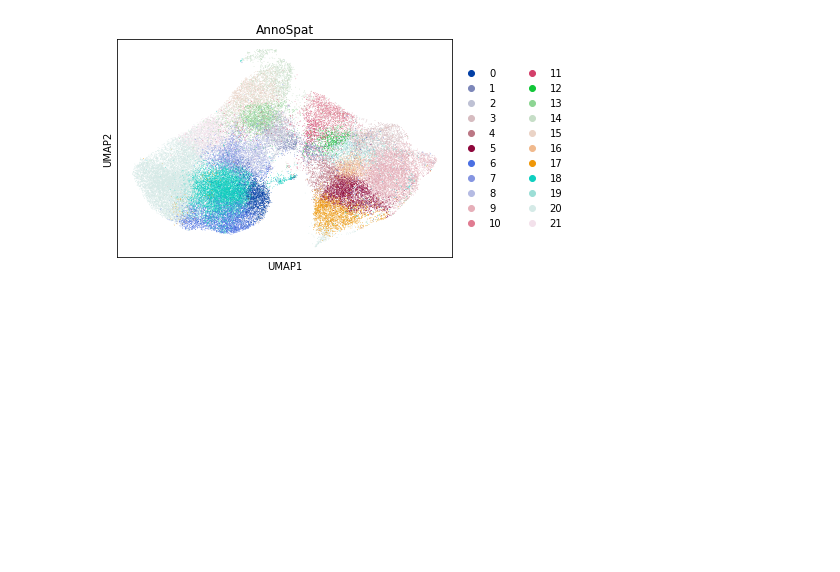
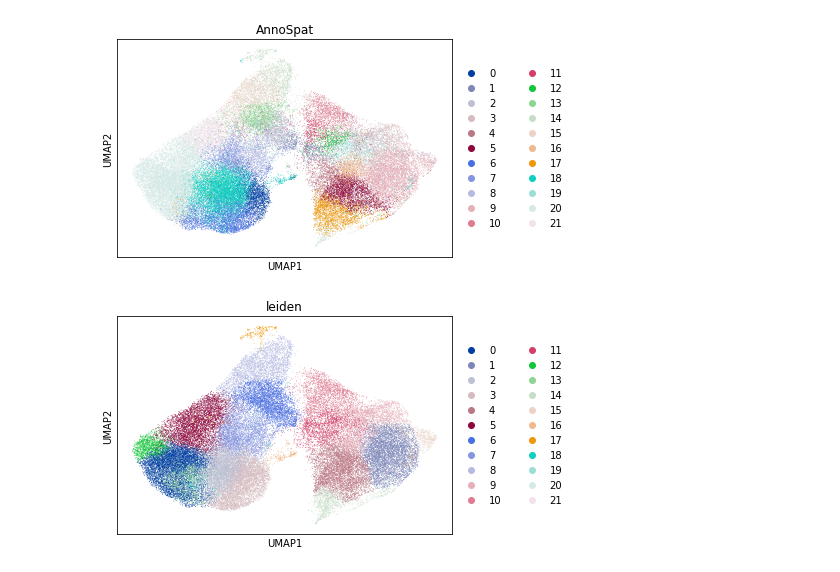
Before and after one commit to Schumacher-group/IMC_TNBC_analysis, a Jupyter notebook: post_processing.ipynb, the cells around one changed output. Cells and saved outputs as stored; diff of their text form; code cells hidden in the pictures; blank space fills up the shorter version.

```diff
--- a/post_processing.ipynb
+++ b/post_processing.ipynb
@@ -80,3 +113,7 @@ pd.DataFrame.from_dict(mapper,orient='index',columns=['Cell_type']).sort_index()
 sc.pl.umap(adata,color='AnnoSpat')
 # %% [output]
 [figure]
+# %%
+sc.pl.umap(adata,color='leiden')
+# %% [output]
+[figure, added]
```
Also changed, not shown: parts of 11 cells of this notebook.
